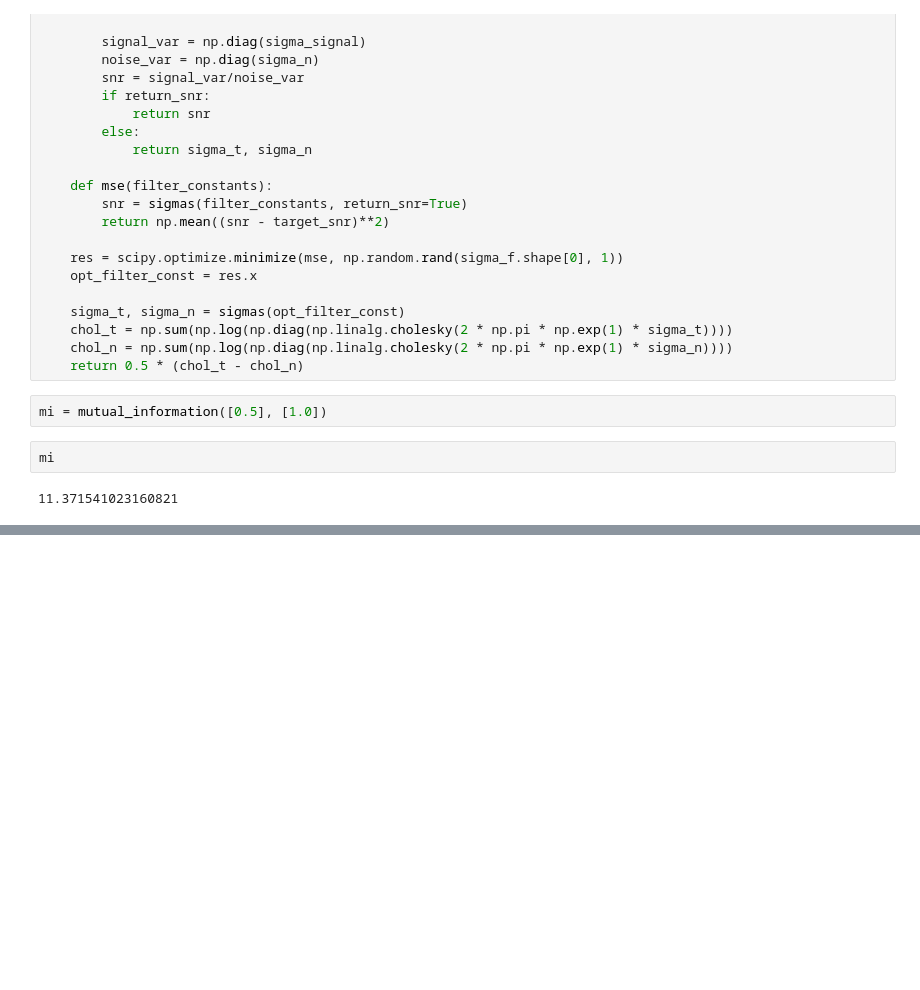
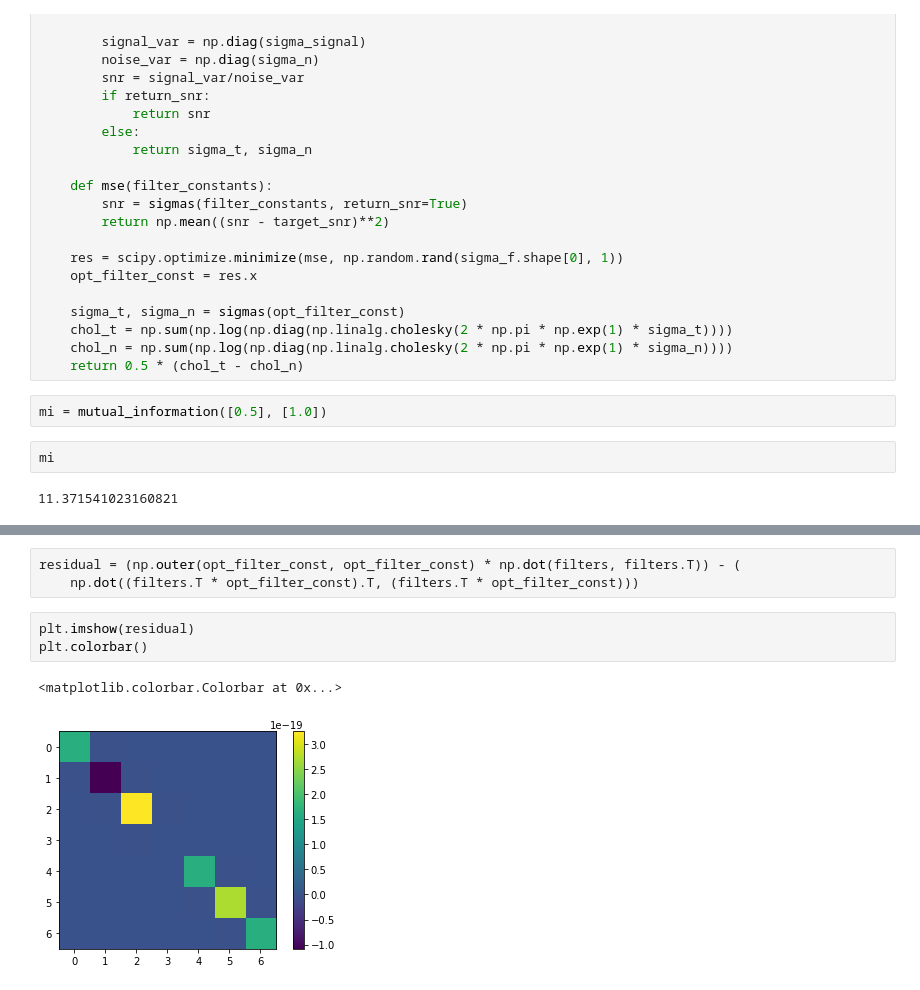
Before and after one commit to lmcintosh/ipython-notebooks, a Jupyter notebook: baccuslab/2017 11-29 Surround - multivariate info.ipynb, the cells around one changed output, grey strips where cells are left out. Cells and saved outputs as stored; diff of their text form; blank space fills up the shorter version.

```diff
--- a/baccuslab/2017 11-29 Surround - multivariate info.ipynb
+++ b/baccuslab/2017 11-29 Surround - multivariate info.ipynb
@@ -245,0 +350,9 @@ mi
+# %%
+residual = (np.outer(opt_filter_const, opt_filter_const) * np.dot(filters, filters.T)) - (
+    np.dot((filters.T * opt_filter_const).T, (filters.T * opt_filter_const)))
+# %%
+plt.imshow(residual)
+plt.colorbar()
+# %% [output]
+<matplotlib.colorbar.Colorbar at 0x...>
+[figure, added]
```
Also changed, not shown: parts of 34 cells of this notebook.
